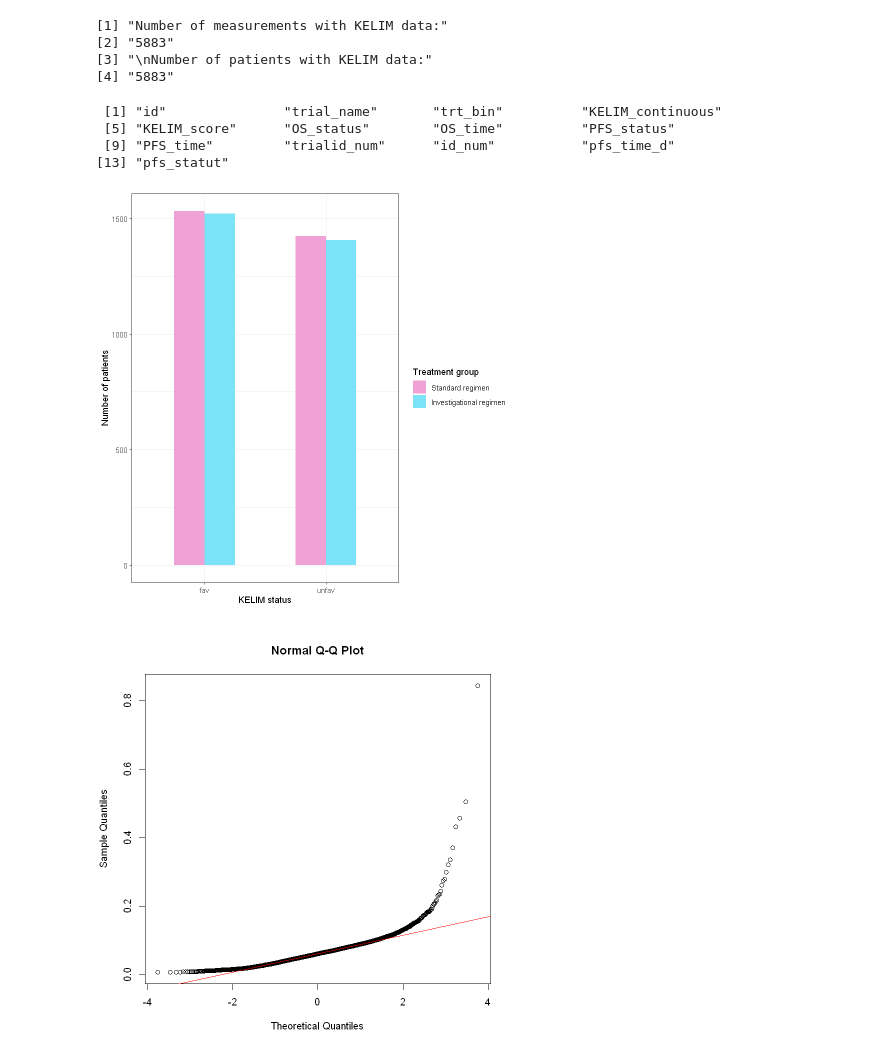
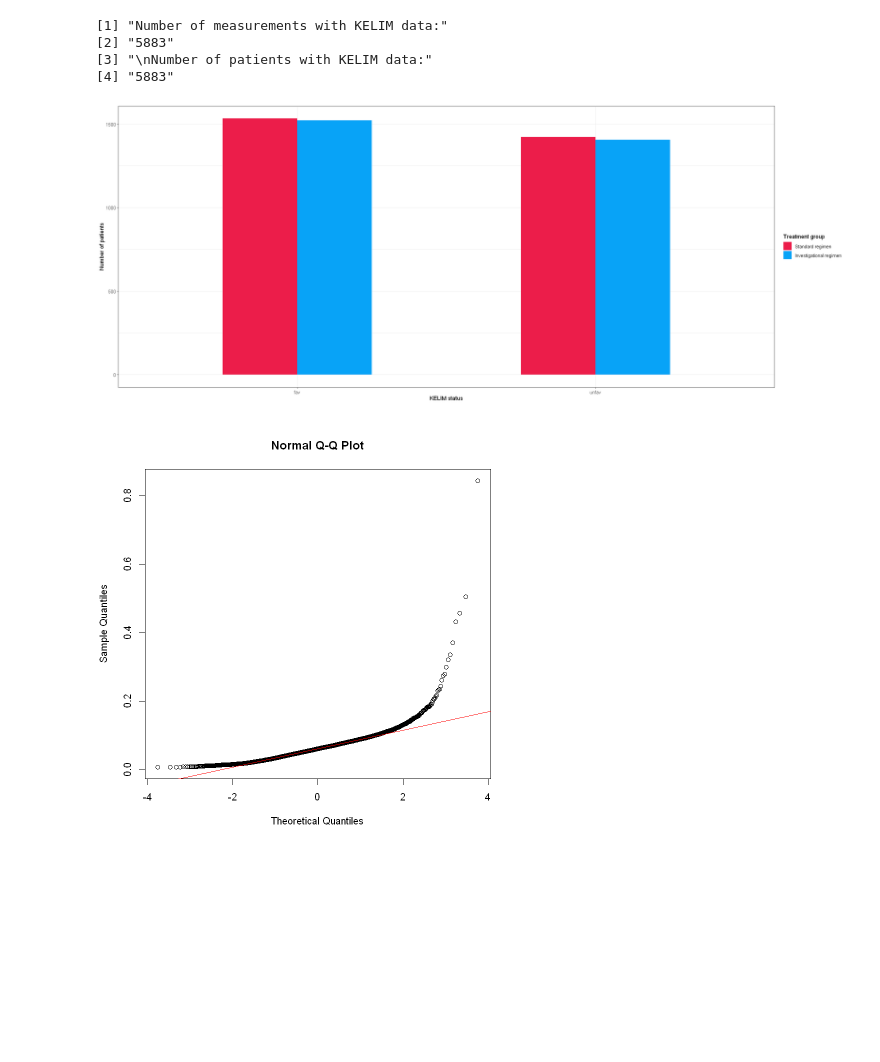
Before and after one commit to Kodro23/Surrogacy_evaluation_CA125, a Jupyter notebook: notebooks/Surrogacy_evaluation_of_CA125.ipynb, the cells around one changed output. Saved outputs shown, nothing was run; the diff lists cells and outputs as text; code cells hidden in the pictures; blank space fills up the shorter version.

```diff
--- a/notebooks/Surrogacy_evaluation_of_CA125.ipynb
+++ b/notebooks/Surrogacy_evaluation_of_CA125.ipynb
@@ -1195,7 +1195,7 @@ print(paste0(c("Number of trials:", length(unique(kelim$trial_name)))))
 # %%
 kelim_data <- kelim %>%
   filter(!is.na(KELIM_continuous),!is.na(PFS_time))%>%
-  mutate(trialid_num = as.numeric(as.factor(trial_name)),
+  mutate(
          id_num=as.numeric(as.factor(id)),
          pfs_time_d=as.numeric(PFS_time*365.2425 ),
          pfs_statut=factor(ifelse(PFS_status=='Yes', 1, 0), levels=c(0,1))
@@ -1203,11 +1203,12 @@ kelim_data <- kelim %>%
   mutate(
     id_num = unname(id_num),
     trt_bin = unname(trt_bin),
-    trialid_num = unname(trialid_num),
     pfs_time_d = unname(pfs_time_d),
     pfs_statut = unname(pfs_statut),
     KELIM_continuous = unname(KELIM_continuous)
-  )
+  ) %>%left_join(trial_map,by = c("trial_name"= "trialid"))  %>%
+  mutate(
+    trialid_num = unname(trialid_num))
 kelim_data$trt_bin <- as.numeric(as.character(kelim_data$trt_bin))
 kelim_data$pfs_statut <- as.numeric(as.character(kelim_data$pfs_statut))
 print(paste0(c("Number of measurements with KELIM data:", nrow(kelim_data), "\nNumber of patients with KELIM data:", length(unique(kelim_data$id)))))
@@ -1216,28 +1217,21 @@ print(paste0(c("Number of measurements with KELIM data:", nrow(kelim_data), "\nN
 [2] "5883"
 [3] "\nNumber of patients with KELIM data:"
 [4] "5883"
-# %%
-names(kelim_data)
-# %% [output]
- [1] "id"               "trial_name"       "trt_bin"          "KELIM_continuous"
- [5] "KELIM_score"      "OS_status"        "OS_time"          "PFS_status"
- [9] "PFS_time"         "trialid_num"      "id_num"           "pfs_time_d"
-[13] "pfs_statut"
 # %%
 ggplot(data=as.data.frame(table(kelim_data$trt_bin,kelim_data$KELIM_score)), aes(x=Var2, y=Freq, group = Var1, fill = Var1)) +
   geom_bar(stat = "identity", position = position_dodge(), width =  0.5)+
 xlab("KELIM status") +
 ylab("Number of patients")+
 theme_bw()+
   scale_fill_manual(
     name = "Treatment group",
-    values = c("0" = "#f0a1d5", "1" = "#7be2f7"),
+    values = c("0" = "#ec1d4a", "1" = "#08a3f7"),
     labels = c(
       "0" = "Standard regimen",
       "1" = "Investigational regimen"
     ))
 # %% [output]
-[figure, old version]
+[figure, new version]
 # %%
 # Normality
 qqnorm(kelim$KELIM_continuous)
```
Also changed, not shown: parts of 3 cells of this notebook, 1 other file.
